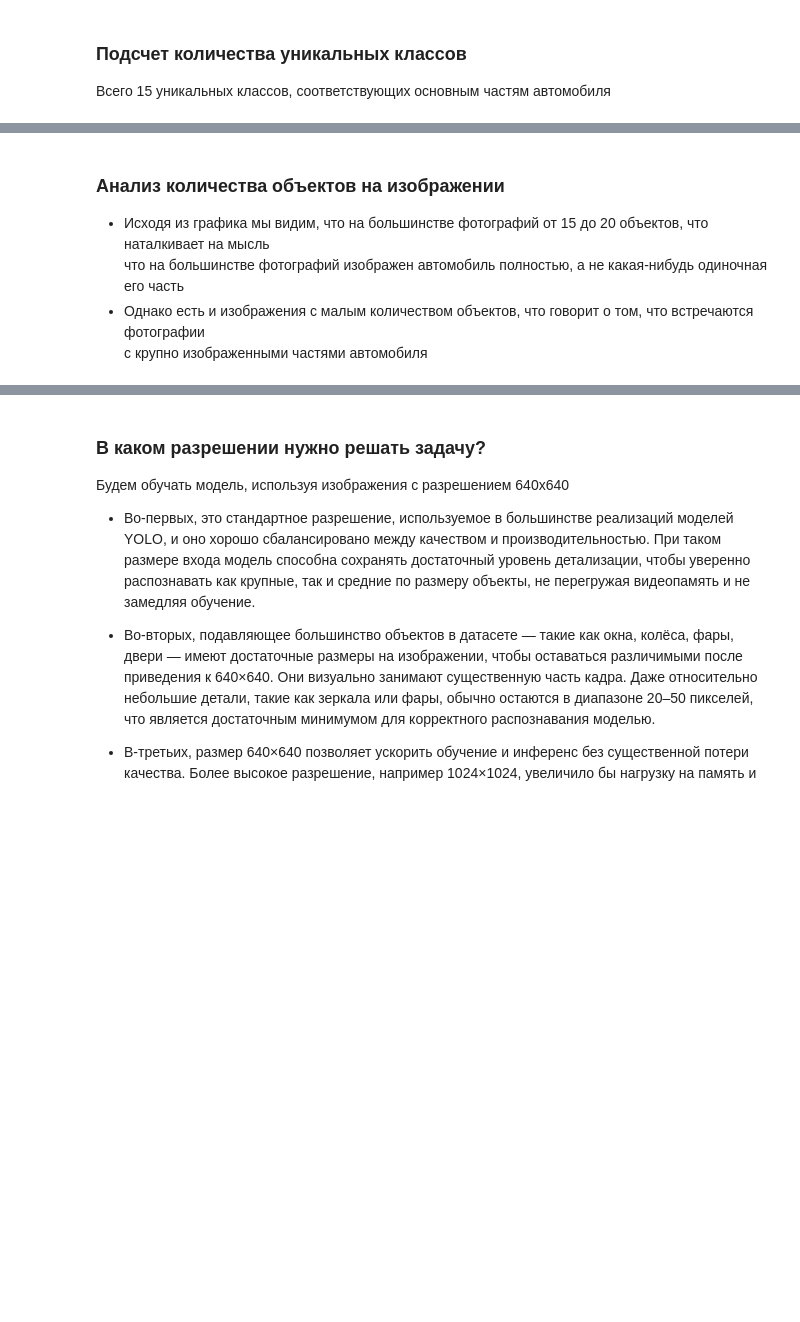
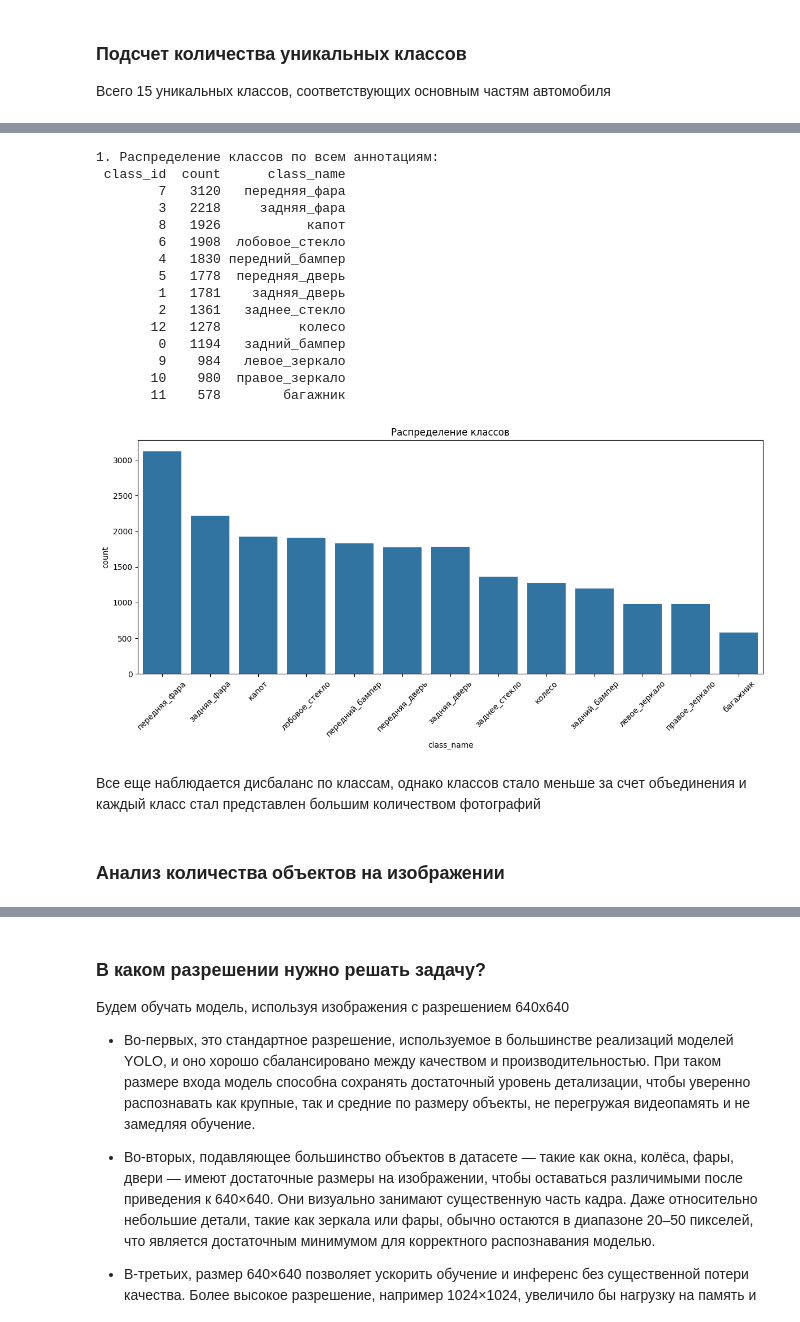
Before and after one commit to DogSebi/car-damage-detection, a Jupyter notebook: EDA.ipynb, the cells around one changed output, grey strips where cells are left out. Cells and saved outputs as stored; diff of their text form; code cells hidden in the pictures; blank space fills up the shorter version.

```diff
--- a/EDA.ipynb
+++ b/EDA.ipynb
@@ -151,9 +261,40 @@ plt.show()
+# %%
+print("1. Распределение классов по всем аннотациям:")
+df_classes = pd.DataFrame({
+    "class_id": list(class_counter.keys()),
+    "count": list(class_counter.values()),
+})
+df_classes["class_name"] = df_classes["class_id"].map(names)
+df_classes.sort_values("count", ascending=False, inplace=True)
+print(df_classes.to_string(index=False))
+
+plt.figure(figsize=(12, 6))
+sns.barplot(data=df_classes, x="class_name", y="count")
+plt.xticks(rotation=45)
+plt.title("Распределение классов")
+plt.tight_layout()
+plt.show()
+# %% [output]
+1. Распределение классов по всем аннотациям:
+ class_id  count      class_name
+        7   3120   передняя_фара
+        3   2218     задняя_фара
+        8   1926           капот
+        6   1908  лобовое_стекло
+        4   1830 передний_бампер
+        5   1778  передняя_дверь
+        1   1781    задняя_дверь
+        2   1361   заднее_стекло
+       12   1278          колесо
+        0   1194   задний_бампер
+        9    984   левое_зеркало
+       10    980  правое_зеркало
+       11    578        багажник
+[figure, added]
+# %% [markdown]
+Все еще наблюдается дисбаланс по классам, однако классов стало меньше за счет объединения и каждый класс стал представлен большим количеством фотографий
 # %% [markdown]
 ### Анализ количества объектов на изображении
- - Исходя из графика мы видим, что на большинстве фотографий от 15 до 20 объектов, что наталкивает на мысль
- что на большинстве фотографий изображен автомобиль полностью, а не какая-нибудь одиночная его часть
- - Однако есть и изображения с малым количеством объектов, что говорит о том, что встречаются фотографии
-с крупно изображенными частями автомобиля
 # %%
 print("2. Количество объектов на изображении:")
 df_objects = pd.DataFrame({"objects_per_image": objects_per_image})
```
Also changed, not shown: parts of 24 cells of this notebook.
